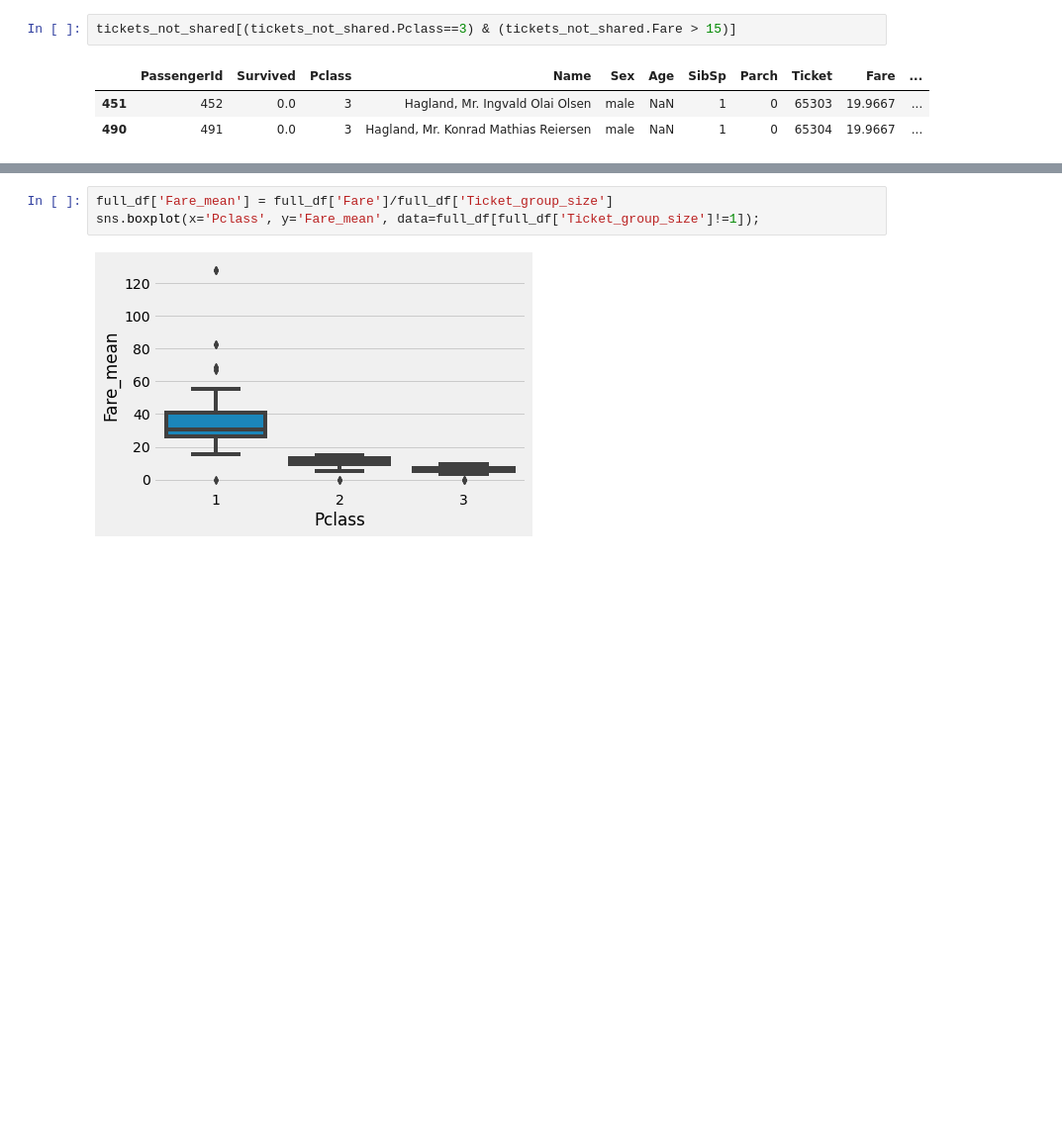
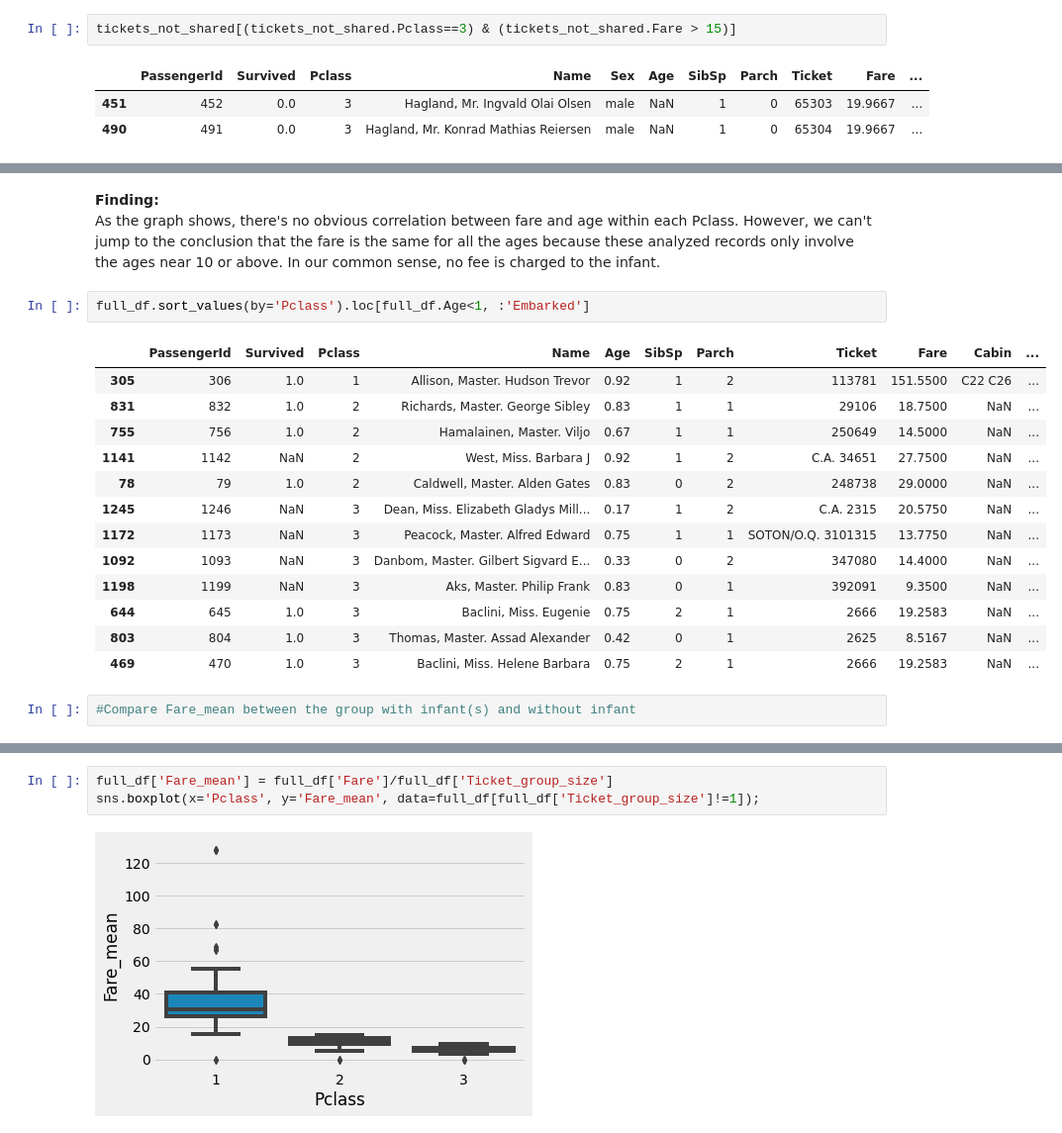
Before and after one commit to Brendalish/titanic, a Jupyter notebook: EDA of Combined Datasets.ipynb, the cells around one changed output, grey strips where cells are left out. Shown: that part at 99% size. Drawn from its saved outputs; the diff is of its cells as text; blank space fills up the shorter version.

```diff
--- a/EDA of Combined Datasets.ipynb
+++ b/EDA of Combined Datasets.ipynb
@@ -527,0 +595,23 @@ full_df.iloc[[451, 490]]
+# %% [markdown]
+**Finding:**
+As the graph shows, there's no obvious correlation between fare and age within each Pclass.
+However, we can't jump to the conclusion that the fare is the same for all the ages because these analyzed records only involve the ages near 10 or above.
+In our common sense, no fee is charged to the infant.
+# %%
+full_df.sort_values(by='Pclass').loc[full_df.Age<1, :'Embarked']
+# %% [output]
+|  | PassengerId | Survived | Pclass | Name | Age | SibSp | Parch | Ticket | Fare | Cabin | ... |
+| 305 | 306 | 1.0 | 1 | Allison, Master. Hudson Trevor | 0.92 | 1 | 2 | 113781 | 151.5500 | C22 C26 | ... |
+| 831 | 832 | 1.0 | 2 | Richards, Master. George Sibley | 0.83 | 1 | 1 | 29106 | 18.7500 | NaN | ... |
+| 755 | 756 | 1.0 | 2 | Hamalainen, Master. Viljo | 0.67 | 1 | 1 | 250649 | 14.5000 | NaN | ... |
+| 1141 | 1142 | NaN | 2 | West, Miss. Barbara J | 0.92 | 1 | 2 | C.A. 34651 | 27.7500 | NaN | ... |
+| 78 | 79 | 1.0 | 2 | Caldwell, Master. Alden Gates | 0.83 | 0 | 2 | 248738 | 29.0000 | NaN | ... |
+| 1245 | 1246 | NaN | 3 | Dean, Miss. Elizabeth Gladys Mill... | 0.17 | 1 | 2 | C.A. 2315 | 20.5750 | NaN | ... |
+| 1172 | 1173 | NaN | 3 | Peacock, Master. Alfred Edward | 0.75 | 1 | 1 | SOTON/O.Q. 3101315 | 13.7750 | NaN | ... |
+| 1092 | 1093 | NaN | 3 | Danbom, Master. Gilbert Sigvard E... | 0.33 | 0 | 2 | 347080 | 14.4000 | NaN | ... |
+| 1198 | 1199 | NaN | 3 | Aks, Master. Philip Frank | 0.83 | 0 | 1 | 392091 | 9.3500 | NaN | ... |
+| 644 | 645 | 1.0 | 3 | Baclini, Miss. Eugenie | 0.75 | 2 | 1 | 2666 | 19.2583 | NaN | ... |
+| 803 | 804 | 1.0 | 3 | Thomas, Master. Assad Alexander | 0.42 | 0 | 1 | 2625 | 8.5167 | NaN | ... |
+| 469 | 470 | 1.0 | 3 | Baclini, Miss. Helene Barbara | 0.75 | 2 | 1 | 2666 | 19.2583 | NaN | ... |
+# %%
+#Compare Fare_mean between the group with infant(s) and without infant
```
Also changed, not shown: parts of 26 cells of this notebook.
